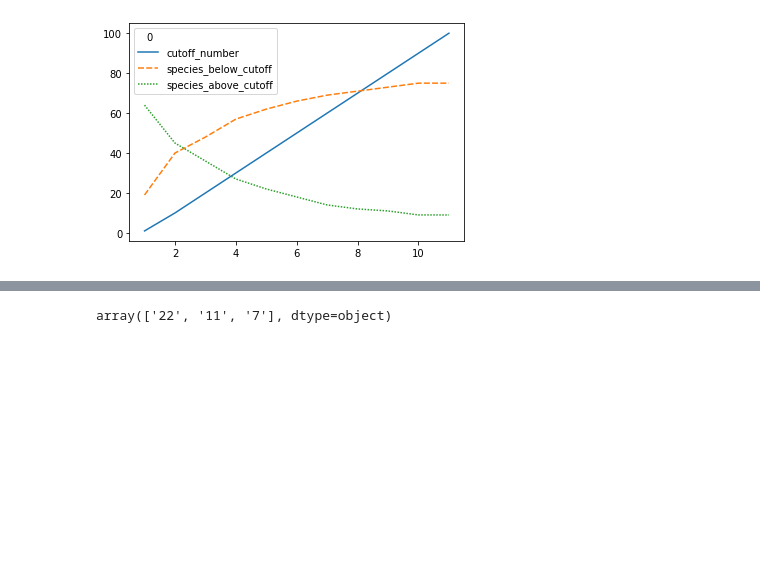
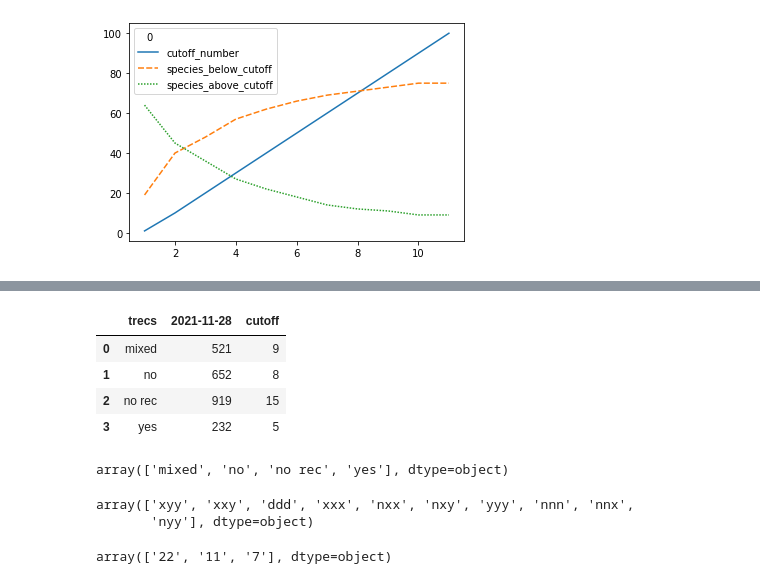
Before and after one commit to thorerismann/flora-buckets, a Jupyter notebook: germination.ipynb, the cells around one changed output, grey strips where cells are left out. Drawn from its saved outputs; the diff is of its cells as text; code cells hidden in the pictures; blank space fills up the shorter version.

```diff
--- a/germination.ipynb
+++ b/germination.ipynb
@@ -295,3 +362,20 @@ RangeIndex(start=0, stop=89, step=1)
+# %%
+a
+# %% [output]
+|  | trecs | 2021-11-28 | cutoff |
+| 0 | mixed | 521 | 9 |
+| 1 | no | 652 | 8 |
+| 2 | no rec | 919 | 15 |
+| 3 | yes | 232 | 5 |
+# %%
+ger.trecs_grouped.unique()
+# %% [output]
+array(['mixed', 'no', 'no rec', 'yes'], dtype=object)
+# %%
+ger.trecs.unique()
+# %% [output]
+array(['xyy', 'xxy', 'ddd', 'xxx', 'nxx', 'nxy', 'yyy', 'nnn', 'nnx',
+       'nyy'], dtype=object)
 # %%
 cols = ["recs","recn","recp"]
 #recs = reccoemdantions from sylvan seeds,
```
Also changed, not shown: parts of 18 cells of this notebook, 1 other file.
